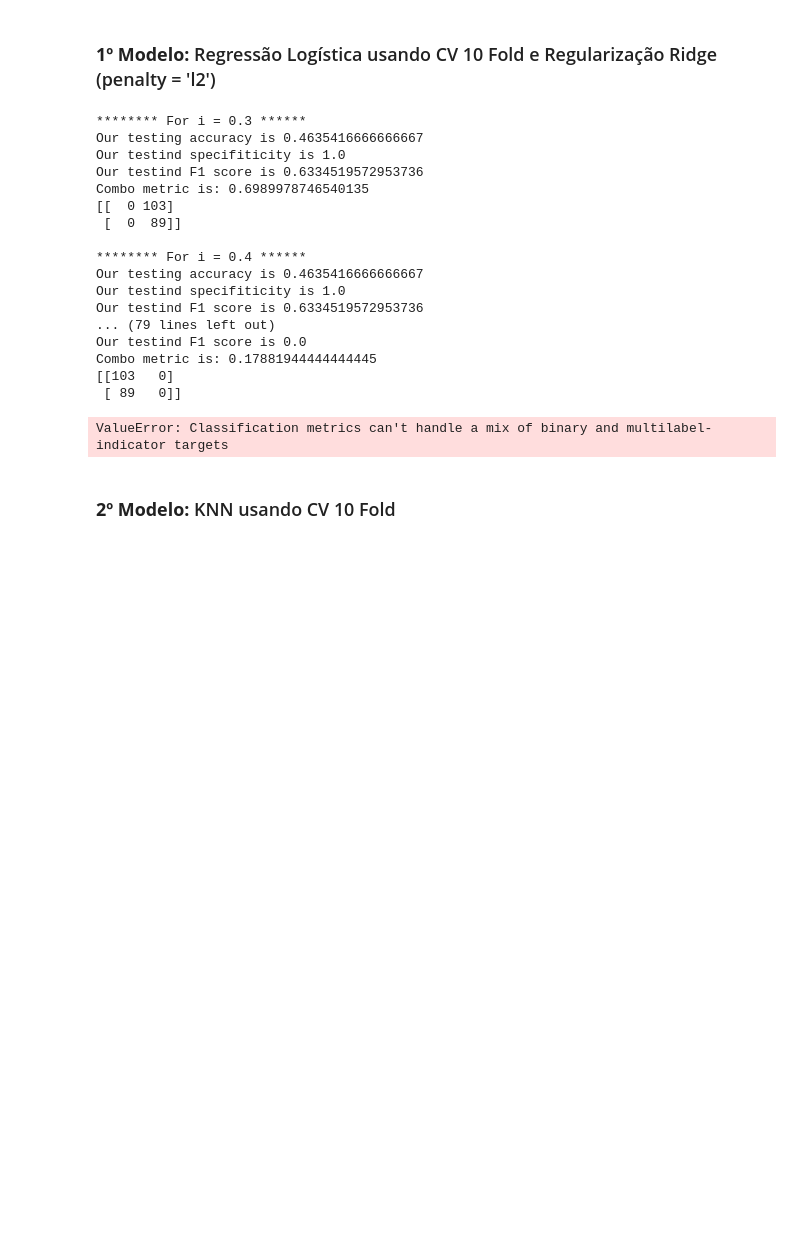
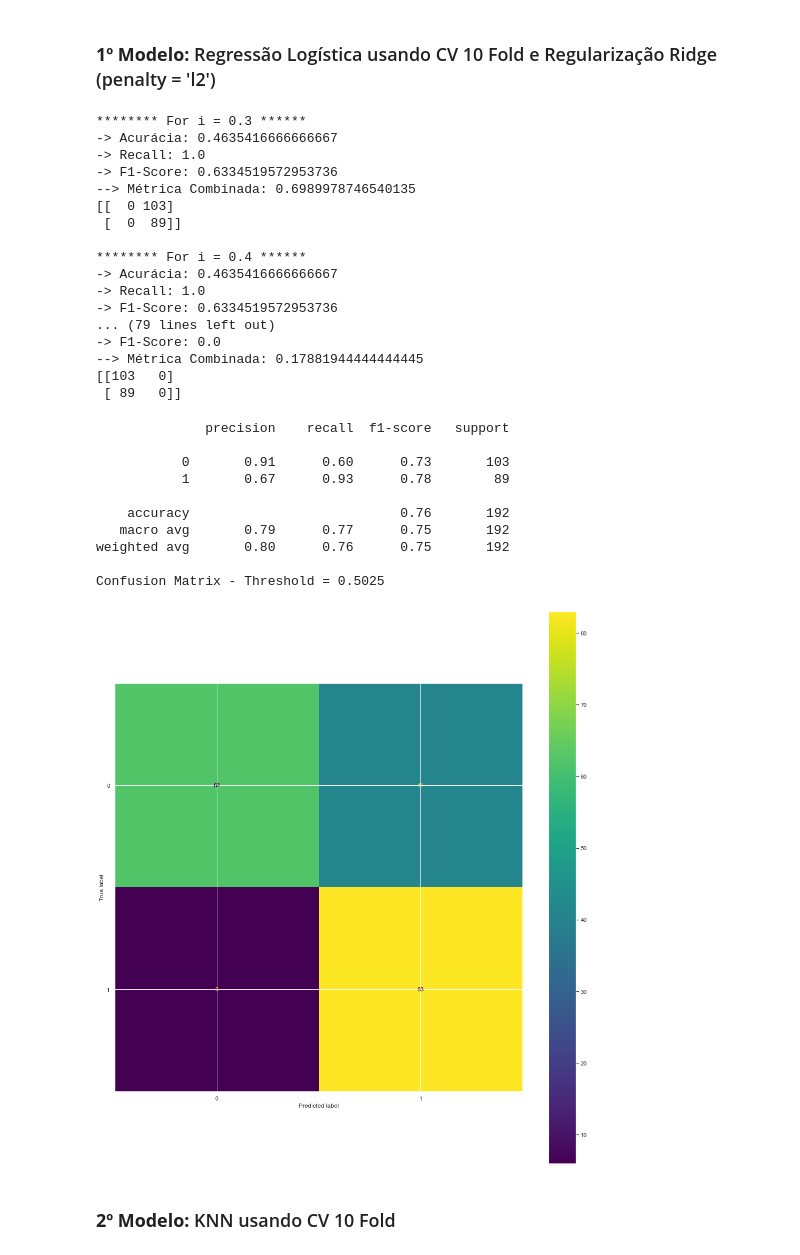
Before and after one commit to faustinothiagos/Project_Workshop_3_DS_Digital_House, a Jupyter notebook: workshop3.ipynb, the cells around one changed output. Drawn from its saved outputs; the diff is of its cells as text; code cells hidden in the pictures; blank space fills up the shorter version.

```diff
--- a/workshop3.ipynb
+++ b/workshop3.ipynb
@@ -541,45 +541,55 @@ for i in threshold_list:
     y_test_pred = pred_proba_df.applymap(lambda x: 1 if x > i else 0)
     test_accuracy = metrics.accuracy_score(np.asmatrix(y_test).reshape(np.asmatrix(y_test).size,1),
                                            np.asmatrix(y_test_pred.iloc[:,1]).reshape(np.asmatrix(y_test_pred.iloc[:,1]).size,1))
-    print('Our testing accuracy is {}'.format(test_accuracy))
+    print('-> Acurácia: {}'.format(test_accuracy))
     test_recall = metrics.recall_score(np.asmatrix(y_test).reshape(np.asmatrix(y_test).size,1),
                                          np.asmatrix(y_test_pred.iloc[:,1]).reshape(np.asmatrix(y_test_pred.iloc[:,1]).size,1))
-    print('Our testind specifiticity is {}'.format(test_recall))
+    print('-> Recall: {}'.format(test_recall))
     test_f1 = metrics.f1_score(np.asmatrix(y_test).reshape(np.asmatrix(y_test).size,1),
                                          np.asmatrix(y_test_pred.iloc[:,1]).reshape(np.asmatrix(y_test_pred.iloc[:,1]).size,1))
-    print('Our testind F1 score is {}'.format(test_f1))
-    print(f'Combo metric is: {(test_accuracy + test_recall + test_f1)/3}')
+    print('-> F1-Score: {}'.format(test_f1))
+    print(f'--> Métrica Combinada: {(test_accuracy + test_recall + test_f1)/3}')
 
     print(confusion_matrix(np.asmatrix(y_test).reshape(np.asmatrix(y_test).size,1),
                            np.asmatrix(y_test_pred.iloc[:,1]).reshape(np.asmatrix(y_test_pred.iloc[:,1]).size,1)))
 # %% [output]
 ******** For i = 0.3 ******
-Our testing accuracy is 0.4635416666666667
-Our testind specifiticity is 1.0
-Our testind F1 score is 0.6334519572953736
-Combo metric is: 0.6989978746540135
+-> Acurácia: 0.4635416666666667
+-> Recall: 1.0
+-> F1-Score: 0.6334519572953736
+--> Métrica Combinada: 0.6989978746540135
 [[  0 103]
  [  0  89]]
 
 ******** For i = 0.4 ******
-Our testing accuracy is 0.4635416666666667
-Our testind specifiticity is 1.0
-Our testind F1 score is 0.6334519572953736
+-> Acurácia: 0.4635416666666667
+-> Recall: 1.0
+-> F1-Score: 0.6334519572953736
 ... (79 lines left out)
-Our testind F1 score is 0.0
-Combo metric is: 0.17881944444444445
+-> F1-Score: 0.0
+--> Métrica Combinada: 0.17881944444444445
 [[103   0]
  [ 89   0]]
 # %%
 best_threshold = .5025
 
 features_e_target = ['Status'].append(features)
 log_reg_pred = pred_proba_df.applymap(lambda x: 1 if x > best_threshold else 0)
 
-print(metrics.classification_report(y_test, log_reg_pred))
+print(metrics.classification_report(y_test, log_reg_pred[1]))
 print(f"Confusion Matrix - Threshold = {best_threshold}")
-ConfusionMatrixDisplay(confusion_matrix(y_test, log_reg_pred)).plot();
+ConfusionMatrixDisplay(confusion_matrix(y_test, log_reg_pred[1])).plot();
 # %% [output]
-ValueError: Classification metrics can't handle a mix of binary and multilabel-indicator targets
+              precision    recall  f1-score   support
+
+           0       0.91      0.60      0.73       103
+           1       0.67      0.93      0.78        89
+
+    accuracy                           0.76       192
+   macro avg       0.79      0.77      0.75       192
+weighted avg       0.80      0.76      0.75       192
+
+Confusion Matrix - Threshold = 0.5025
+[figure, added]
 # %% [markdown]
 ### __2º Modelo:__ KNN usando CV 10 Fold
```
Also changed, not shown: parts of 7 cells of this notebook.
